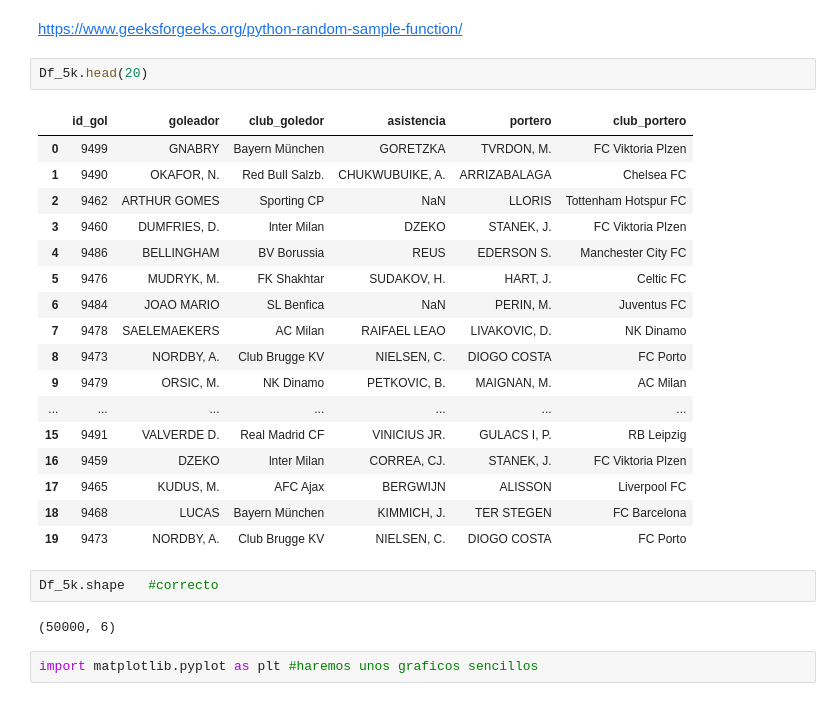
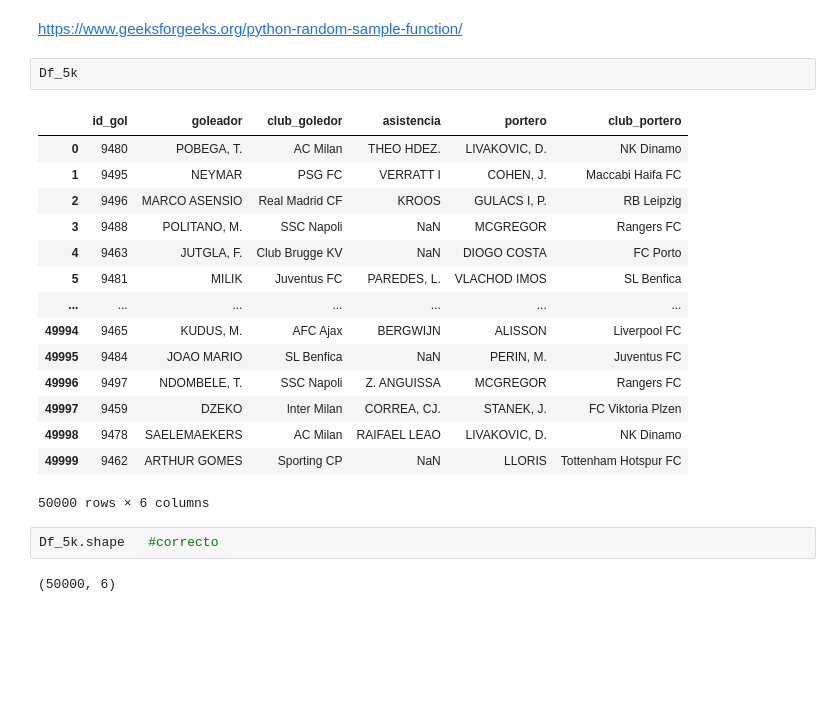
Before and after one commit to N1colasFD/Data_science_aplicada_reto_twitter, a Jupyter notebook: Reto_mr_chips.ipynb, the cells around one changed output. Saved outputs shown, nothing was run; the diff lists cells and outputs as text; blank space fills up the shorter version.

```diff
--- a/Reto_mr_chips.ipynb
+++ b/Reto_mr_chips.ipynb
@@ -96,28 +134,24 @@ for i in range(5000):
 # %% [markdown]
 https://www.geeksforgeeks.org/python-random-sample-function/
 # %%
-Df_5k.head(20)
+Df_5k
 # %% [output]
 |  | id_gol | goleador | club_goledor | asistencia | portero | club_portero |
-| 0 | 9499 | GNABRY | Bayern München | GORETZKA | TVRDON, M. | FC Viktoria Plzen |
-| 1 | 9490 | OKAFOR, N. | Red Bull Salzb. | CHUKWUBUIKE, A. | ARRIZABALAGA | Chelsea FC |
-| 2 | 9462 | ARTHUR GOMES | Sporting CP | NaN | LLORIS | Tottenham Hotspur FC |
-| 3 | 9460 | DUMFRIES, D. | lnter Milan | DZEKO | STANEK, J. | FC Viktoria Plzen |
-| 4 | 9486 | BELLINGHAM | BV Borussia | REUS | EDERSON S. | Manchester City FC |
-| 5 | 9476 | MUDRYK, M. | FK Shakhtar | SUDAKOV, H. | HART, J. | Celtic FC |
-| 6 | 9484 | JOAO MARIO | SL Benfica | NaN | PERIN, M. | Juventus FC |
-| 7 | 9478 | SAELEMAEKERS | AC Milan | RAIFAEL LEAO | LIVAKOVIC, D. | NK Dinamo |
-| 8 | 9473 | NORDBY, A. | Club Brugge KV | NIELSEN, C. | DIOGO COSTA | FC Porto |
-| 9 | 9479 | ORSIC, M. | NK Dinamo | PETKOVIC, B. | MAIGNAN, M. | AC Milan |
+| 0 | 9480 | POBEGA, T. | AC Milan | THEO HDEZ. | LIVAKOVIC, D. | NK Dinamo |
+| 1 | 9495 | NEYMAR | PSG FC | VERRATT I | COHEN, J. | Maccabi Haifa FC |
+| 2 | 9496 | MARCO ASENSIO | Real Madrid CF | KROOS | GULACS I, P. | RB Leipzig |
+| 3 | 9488 | POLITANO, M. | SSC Napoli | NaN | MCGREGOR | Rangers FC |
+| 4 | 9463 | JUTGLA, F. | Club Brugge KV | NaN | DIOGO COSTA | FC Porto |
+| 5 | 9481 | MILIK | Juventus FC | PAREDES, L. | VLACHOD IMOS | SL Benfica |
 | ... | ... | ... | ... | ... | ... | ... |
-| 15 | 9491 | VALVERDE D. | Real Madrid CF | VINICIUS JR. | GULACS I, P. | RB Leipzig |
-| 16 | 9459 | DZEKO | lnter Milan | CORREA, CJ. | STANEK, J. | FC Viktoria Plzen |
-| 17 | 9465 | KUDUS, M. | AFC Ajax | BERGWIJN | ALISSON | Liverpool FC |
-| 18 | 9468 | LUCAS | Bayern München | KIMMICH, J. | TER STEGEN | FC Barcelona |
-| 19 | 9473 | NORDBY, A. | Club Brugge KV | NIELSEN, C. | DIOGO COSTA | FC Porto |
+| 49994 | 9465 | KUDUS, M. | AFC Ajax | BERGWIJN | ALISSON | Liverpool FC |
+| 49995 | 9484 | JOAO MARIO | SL Benfica | NaN | PERIN, M. | Juventus FC |
+| 49996 | 9497 | NDOMBELE, T. | SSC Napoli | Z. ANGUISSA | MCGREGOR | Rangers FC |
+| 49997 | 9459 | DZEKO | lnter Milan | CORREA, CJ. | STANEK, J. | FC Viktoria Plzen |
+| 49998 | 9478 | SAELEMAEKERS | AC Milan | RAIFAEL LEAO | LIVAKOVIC, D. | NK Dinamo |
+| 49999 | 9462 | ARTHUR GOMES | Sporting CP | NaN | LLORIS | Tottenham Hotspur FC |
+50000 rows × 6 columns
 # %%
 Df_5k.shape   #correcto
 # %% [output]
 (50000, 6)
-# %%
-import matplotlib.pyplot as plt #haremos unos graficos sencillos
```
Also changed, not shown: parts of 18 cells of this notebook.
